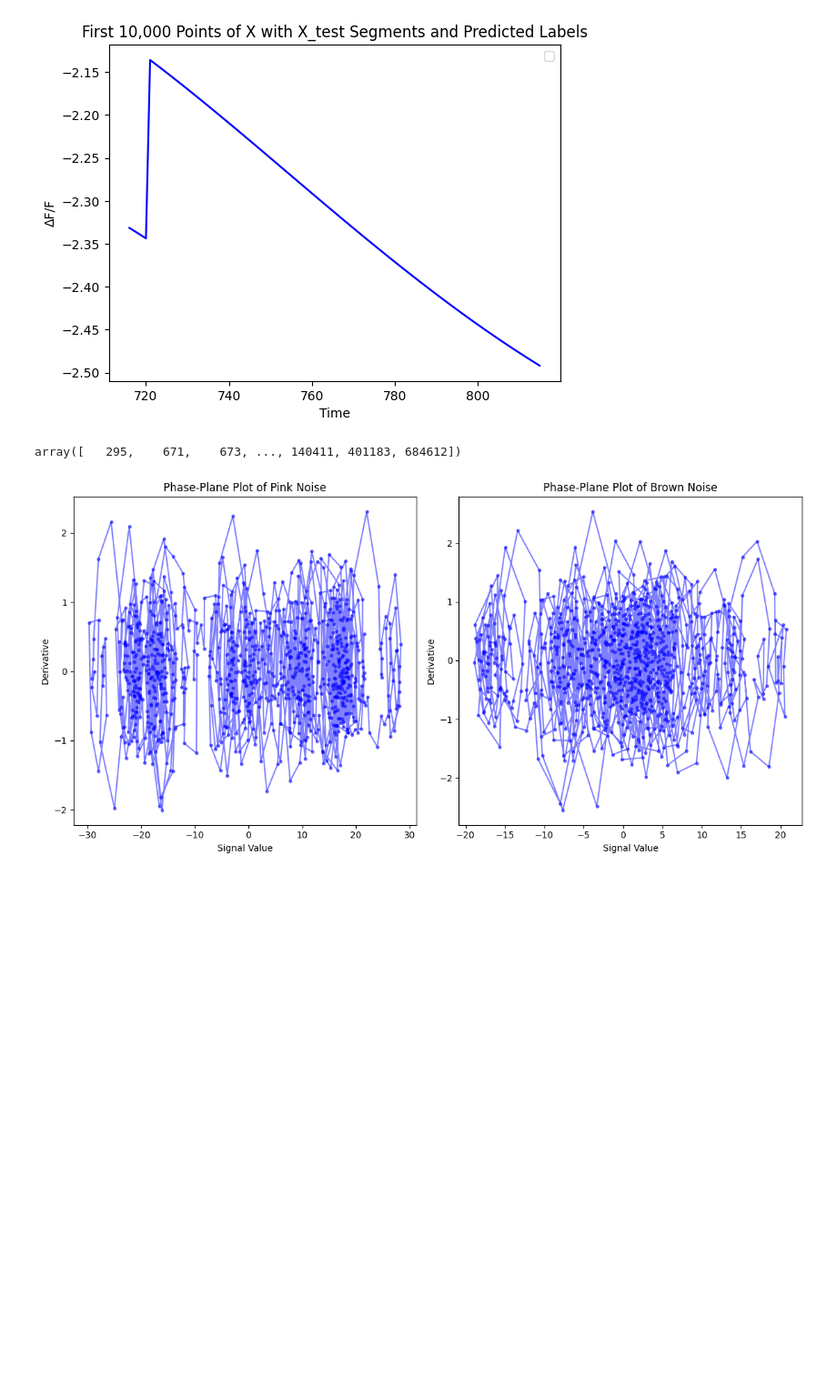
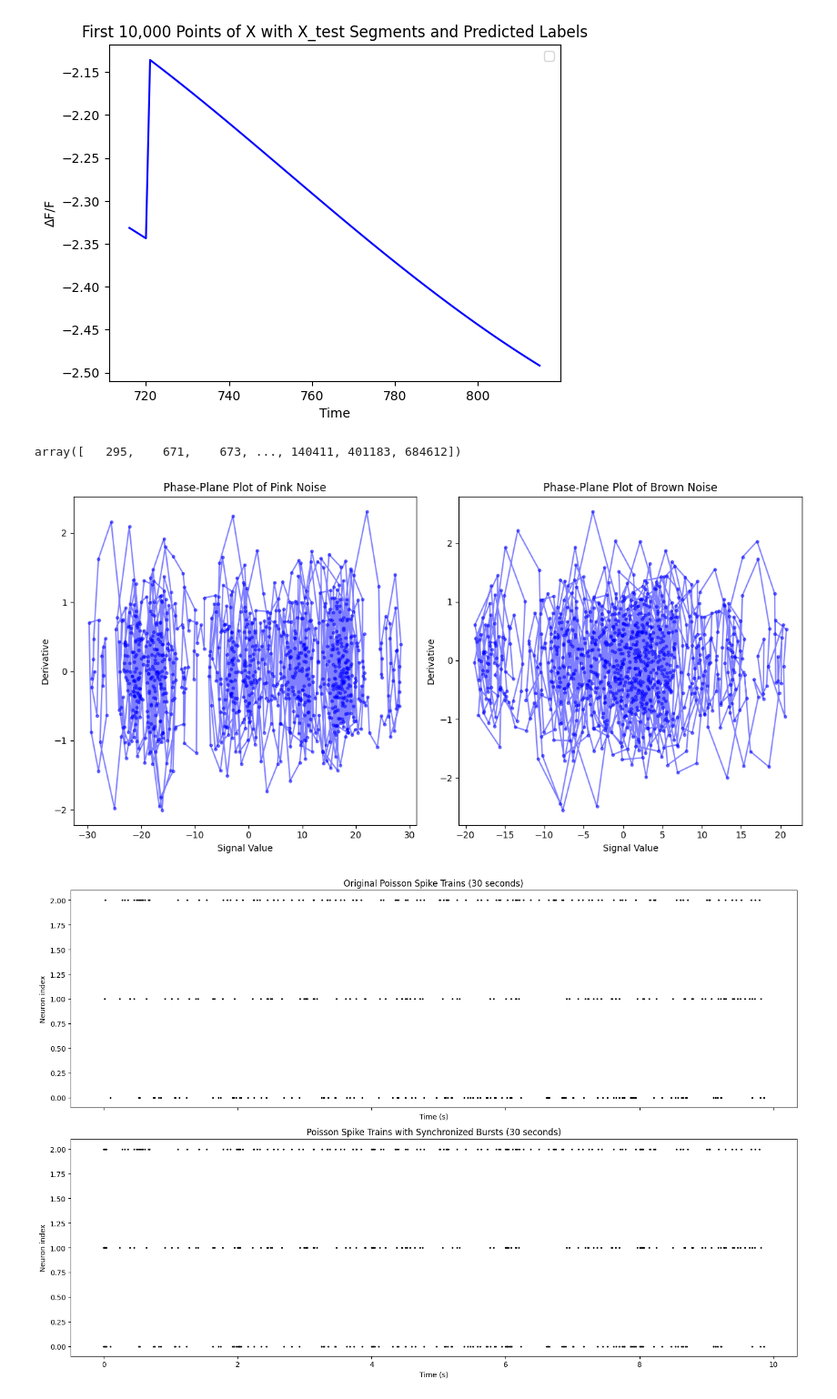
Before and after one commit to mariarv/SE_DA_FPM, a Jupyter notebook: scripts/Varioous.ipynb, the cells around one changed output. Shown at 91% size. Drawn from its saved outputs; the diff is of its cells as text; code cells hidden in the pictures; blank space fills up the shorter version.

```diff
--- a/scripts/Varioous.ipynb
+++ b/scripts/Varioous.ipynb
@@ -924,3 +924,101 @@ plt.tight_layout()
 plt.show()
 # %% [output]
 [figure]
+# %%
+import numpy as np
+import matplotlib.pyplot as plt
+
+def generate_poisson_spike_trains(num_neurons, duration=10, rate=10, dt=0.001):
+    """
+    Generate Poisson-distributed spike trains for multiple neurons.
+
+    Parameters:
+    - num_neurons: Number of neurons to generate spike trains for.
+    - duration: Duration of the spike trains in seconds.
+    - rate: Firing rate in Hz for each neuron.
+    - dt: Time step in seconds (default: 0.001).
+
+    Returns:
+    - spike_trains: List of arrays, each array representing spike times for a neuron.
+    """
+    time_points = int(duration / dt)
+    spike_trains = []
+
+    for _ in range(num_neurons):
+        # Generate spike train based on a Poisson distribution
+        spike_train_binary = np.random.rand(time_points) < (rate * dt)
+        spike_times = np.where(spike_train_binary)[0] * dt  # Convert indices to time
+        spike_trains.append(spike_times)
+
+    return spike_trains
+
+def insert_synchronized_bursts(spike_trains, burst_times, burst_duration=0.05):
+    """
+    Insert synchronized bursts at specific times into the given spike trains.
+
+    Parameters:
+    - spike_trains: List of spike trains (each train is an array of spike times).
+    - burst_times: List of times at which to insert synchronized bursts.
+    - burst_duration: Duration of each synchronized burst (default: 0.05 seconds).
+
+    Returns:
+    - synchronized_spike_trains: List of spike trains with synchronized bursts added.
+    """
+    synchronized_spike_trains = [np.copy(spike_train) for spike_train in spike_trains]
+
+    for burst_time in burst_times:
+        for neuron_idx, spike_train in enumerate(synchronized_spike_trains):
+            # Create a burst of spikes around the burst_time
+            burst_spikes = np.arange(burst_time, burst_time + burst_duration, burst_duration / 5)  # 5 spikes per burst
+            # Insert burst spikes into the spike train
+            spike_train = np.concatenate([spike_train, burst_spikes])
+            # Sort to maintain the temporal order
+            synchronized_spike_trains[neuron_idx] = np.sort(spike_train)
+
+    return synchronized_spike_trains
+
+# Generate Poisson spike trains
+np.random.seed(0)  # For reproducibility
+num_neurons = 3  # Number of neurons to simulate (adjustable)
+duration = 10  # Duration in seconds (same as in the uploaded image)
+poisson_rate = 10  # Firing rate in Hz
+dt = 0.001  # Time step in seconds
+
+# Generate independent Poisson spike trains
+poisson_spike_trains = generate_poisson_spike_trains(num_neurons, duration=duration, rate=poisson_rate, dt=dt)
+
+# Define times at which to introduce synchronized bursts (e.g., every 5 seconds)
+burst_times = np.arange(0, duration, 2)
+
+# Insert synchronized bursts into the Poisson spike trains
+synchronized_spike_trains = insert_synchronized_bursts(poisson_spike_trains, burst_times, burst_duration=0.05)
+
+# Plotting function for raster plots
+def plot_raster(spike_trains, title, ax):
+    """
+    Plot a raster plot of spike trains.
+
+    Parameters:
+    - spike_trains: List of spike trains (each train is an array of spike times).
+    - title: Title of the plot.
+    - ax: Matplotlib Axes object to plot on.
+    """
+    for neuron_idx, spike_train in enumerate(spike_trains):
+        ax.scatter(spike_train, np.ones_like(spike_train) * neuron_idx, s=2, color="black")
+    ax.set_title(title)
+    ax.set_xlabel('Time (s)')
+    ax.set_ylabel('Neuron index')
+
+# Create a figure to compare independent Poisson and synchronized spike trains
+fig, ax = plt.subplots(2, 1, figsize=(15, 10), sharex=True)
+
+# Plot original Poisson spike trains
+plot_raster(poisson_spike_trains, 'Original Poisson Spike Trains (30 seconds)', ax[0])
+
+# Plot spike trains with synchronized bursts
+plot_raster(synchronized_spike_trains, 'Poisson Spike Trains with Synchronized Bursts (30 seconds)', ax[1])
+
+plt.tight_layout()
+plt.show()
+# %% [output]
+[figure, added]
```
Also changed, not shown: 12 other files.
